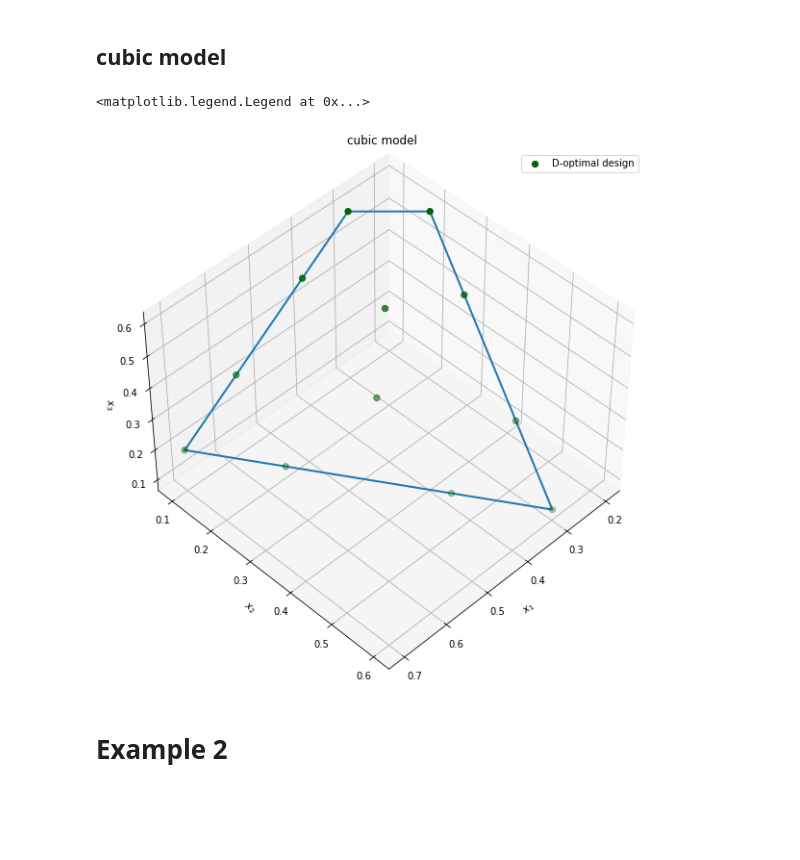
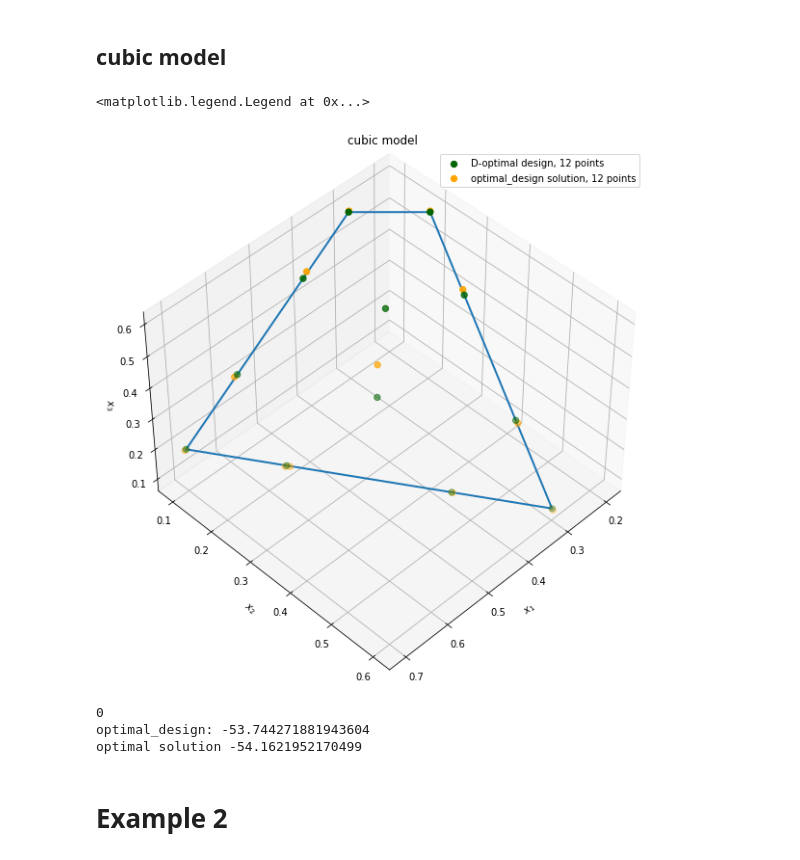
Before and after one commit to basf/doe, a Jupyter notebook: examples/linear_equalities_and_inequalities.ipynb, the cells around one changed output. Saved outputs shown, nothing was run; the diff lists cells and outputs as text; code cells hidden in the pictures; blank space fills up the shorter version.

```diff
--- a/examples/linear_equalities_and_inequalities.ipynb
+++ b/examples/linear_equalities_and_inequalities.ipynb
@@ -216,45 +216,96 @@ flexible DoE: -11.785819822530573
 # %% [markdown]
 ## cubic model
 # %%
-d_opt = [
+d_opt = np.array([
     [0.7, 0.3, 0.2, 0.3, 0.5902, 0.4098, 0.2702, 0.2279, 0.4118, 0.5738, 0.4211, 0.3360],
     [0.1, 0.6, 0.2, 0.1, 0.2373, 0.4628, 0.4808, 0.3117, 0.1, 0.1, 0.2911, 0.2264],
     [0.2, 0.1, 0.6, 0.6, 0.1725, 0.1274, 0.249, 0.4604, 0.4882, 0.3262, 0.2878, 0.4376],
-]
+]).T
+
+d_optimal_design = np.array(
+    [
+        [0.587159, 0.242640, 0.171687],
+        [0.299519, 0.602200, 0.096528],
+        [0.402184, 0.099001, 0.500549],
+        [0.702084, 0.098996, 0.197192],
+        [0.270533, 0.486214, 0.244936],
+        [0.579706, 0.099001, 0.323006],
+        [0.409488, 0.464746, 0.127481],
+        [0.225446, 0.305929, 0.470356],
+        [0.298265, 0.099009, 0.600994],
+        [0.592671, 0.235742, 0.170275],
+        [0.198638, 0.198642, 0.600999],
+        [0.393768, 0.264489, 0.343436],
+    ]
+)
 
 
 fig = plt.figure(figsize=((10,10)))
 ax = fig.add_subplot(111, projection='3d')
 ax.set_title("cubic model")
 ax.view_init(45, 45)
 ax.set_xlabel("$x_1$")
 ax.set_ylabel("$x_2$")
 ax.set_zlabel("$x_3$")
 plt.rcParams["figure.figsize"] = (10,8)
 
 #plot feasible polytope
 ax.plot(
     xs=[7/10, 3/10, 1/5, 3/10, 7/10],
     ys=[1/10, 3/5, 1/5, 1/10, 1/10],
     zs=[1/5, 1/10, 3/5, 3/5, 1/5],
     linewidth=2
 )
 
 #plot D-optimal solution
 ax.scatter(
-    xs=d_opt[0],
-    ys=d_opt[1],
-    zs=d_opt[2],
+    xs=d_opt.T[0],
+    ys=d_opt.T[1],
+    zs=d_opt.T[2],
     marker="o",
     s=40,
     color="darkgreen",
-    label="D-optimal design"
+    label="D-optimal design, 12 points"
+)
+
+ax.scatter(
+    xs=d_optimal_design.T[0],
+    ys=d_optimal_design.T[1],
+    zs=d_optimal_design.T[2],
+    marker="o",
+    s=40,
+    color="orange",
+    label="optimal_design solution, 12 points"
 )
 
 plt.legend()
 # %% [output]
 <matplotlib.legend.Legend at 0x...>
-[figure, old version]
+[figure, new version]
+# %%
+f = "-1 + x1 + x2 + x3 + x1:x2 + x1:x3 + x2:x3"
+for i in range(1,3):
+    for j in range(i+1,4):
+        f += " + {"+ f"x{i}*x{j}*(x{i}-x{j})" + "}"
+for i in range(1,2):
+    for j in range(i+1,3):
+        for k in range(j+1,4):
+            f += " + {" + f"x{i}*x{j}*x{k}" + "}"
+model_formula = get_formula_from_string(problem, f)
+
+#optimal_design
+A = pd.DataFrame(d_optimal_design, columns=problem.inputs.names)
+A = model_formula.get_model_matrix(A)
+print("optimal_design:", np.sum(np.log(np.sort(np.abs(np.linalg.eigvals(A.T @ A))))))
+
+#D-optimal solution
+A = pd.DataFrame(d_opt, columns=problem.inputs.names)
+A = model_formula.get_model_matrix(A)
+print("optimal solution", np.sum(np.log(np.sort(np.abs(np.linalg.eigvals(A.T @ A))))))
+# %% [output]
+0
+optimal_design: -53.744271881943604
+optimal solution -54.1621952170499
 # %% [markdown]
 # Example 2
 # %%
```
Also changed, not shown: parts of 4 cells of this notebook, 1 other file.
